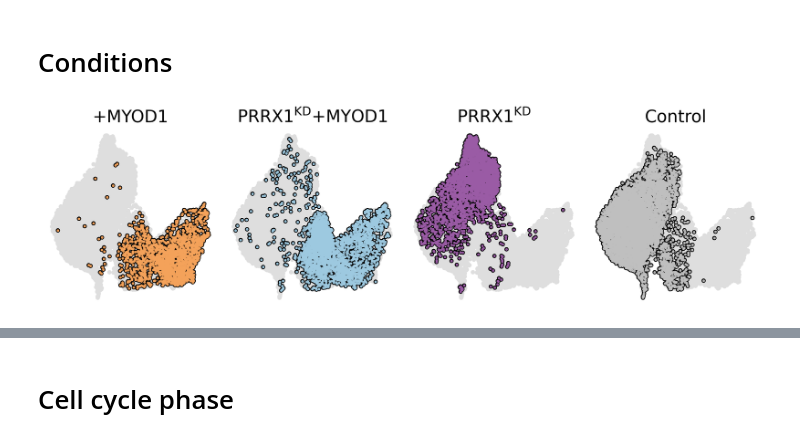
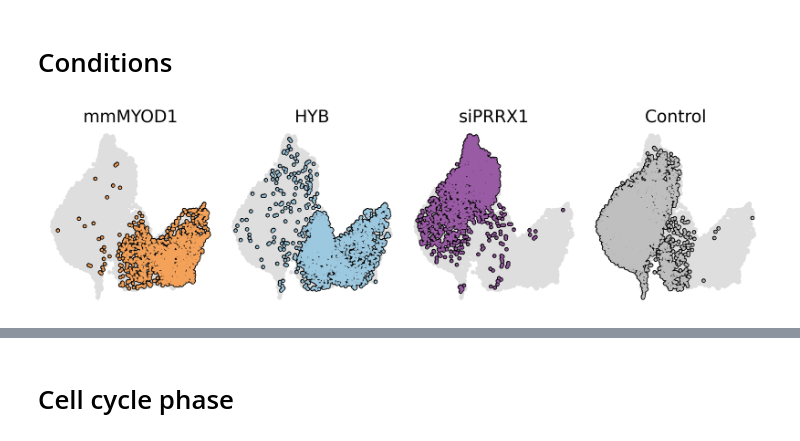
Before and after one commit to jrcwycy/hybrid_reprogramming, a Jupyter notebook: notebooks/anndatas/pretty_plots.ipynb, the cells around one changed output, grey strips where cells are left out. Drawn from its saved outputs; the diff is of its cells as text; code cells hidden in the pictures.

```diff
--- a/notebooks/anndatas/pretty_plots.ipynb
+++ b/notebooks/anndatas/pretty_plots.ipynb
@@ -67,0 +145,26 @@ sc.pl.umap(
+# %%
+plt.rcParams['figure.dpi'] = 300
+plt.rcParams['figure.figsize'] = 1.75, 2.75
+fig, ax = plt.subplots()
+
+ax.bar(
+    x=gene_counts_df.index,
+    height=gene_counts_df['Genes detected'],
+    width=0.4,
+    color=dataset_colors,
+    edgecolor='k',
+    linewidth=0.75,
+)
+
+plt.xticks(rotation=90)
+
+ax.set_xticks([0, 1])
+ax.set_xticklabels(['Hybrid', 'Control'])
+ax.set_ylabel("n genes")
+ax.set_xlim(-0.6, 1.5)
+plt.yticks(fontsize=8)
+# ax.set_ylim(0, 26000)
+
+sns.despine()
+plt.tight_layout()
+plt.show()
@@ -71,10 +176,10 @@ sc.pl.umap(
 adata.obs['UMAP_1'] = adata.obsm['X_umap'][:, 0]
 adata.obs['UMAP_2'] = adata.obsm['X_umap'][:, 1]
 
-predictions = ['mmMYOD1', 'siPRRX1/mmMYOD1', 'siPRRX1', 'Control']
+predictions = ['mmMYOD1', 'HYB', 'siPRRX1', 'Control']
 
-titles = ['MYOD1$^+$', r'MYOD1$^+$PRRX1$^{\mathrm{KD}}$', 'PRRX1$^{KD}$', 'Control']
-titles = ['+MYOD1', r'PRRX1$^{\mathrm{KD}}$+MYOD1', r'PRRX1$^{\mathrm{KD}}$', 'Control']
+# titles = ['MYOD1$^+$', r'MYOD1$^+$PRRX1$^{\mathrm{KD}}$', 'PRRX1$^{KD}$', 'Control']
+# titles = ['+MYOD1', r'PRRX1$^{\mathrm{KD}}$+MYOD1', r'PRRX1$^{\mathrm{KD}}$', 'Control']
 
 ncols = 4
 nrows = int(np.ceil(len(predictions) / ncols))
@@ -90,7 +195,7 @@ colors = ["#F5A35B", "#9ECAE1", "#9B5CA6", "silver"]
 for i, pred in enumerate(predictions):
     ax = axes[i]
 
-    pred_indices = adata.obs['pooled_condition'] == pred
+    pred_indices = adata.obs['condition'] == pred
 
     # Plot background UMAP in grey
     sns.scatterplot(
@@ -108,32 +213,32 @@ for i, pred in enumerate(predictions):
         adata.obs.loc[pred_indices, 'UMAP_1'],
         adata.obs.loc[pred_indices, 'UMAP_2'],
         c='black',
         s=25,
         alpha=1,
         edgecolors='none',
         linewidths=0,
     )
 
 
     ax.scatter(
         adata.obs.loc[pred_indices, 'UMAP_1'],
         adata.obs.loc[pred_indices, 'UMAP_2'],
         c=colors[i],
         s=4,
         label=pred,
         alpha=0.9,
     )
 
-    ax.set_title(titles[i], fontsize=20)
+    ax.set_title(predictions[i], fontsize=20)
     ax.set_xticks([])
     ax.set_yticks([])
     ax.axis(False)
 
 # Remove any extra empty subplots
 for j in range(i + 1, len(axes)):
     fig.delaxes(axes[j])
 
 plt.tight_layout()
 plt.show()
 # %% [output]
-[figure, old version]
+[figure, new version]
```
Also changed, not shown: parts of 25 cells of this notebook, 6 other files.
